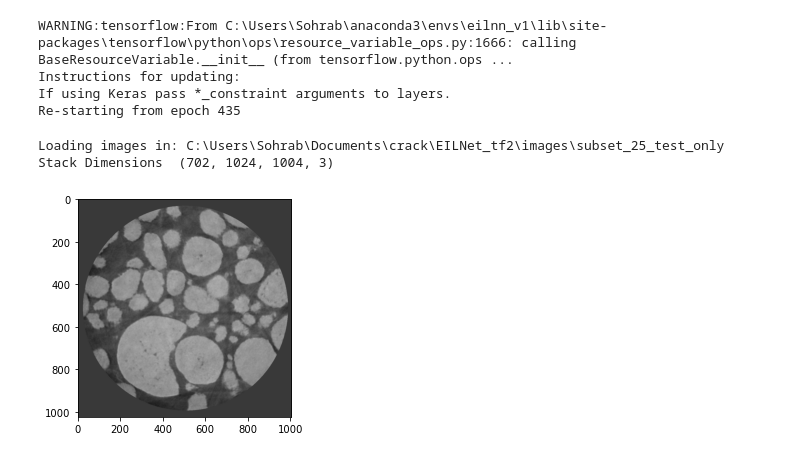
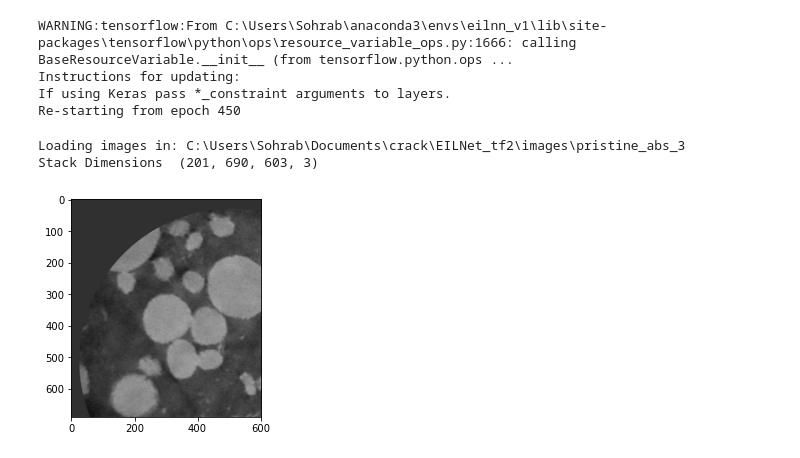
Before and after one commit to sdaemi/eilnn, a Jupyter notebook: examples/example segmentation.ipynb, the cells around one changed output. Cells and saved outputs as stored; diff of their text form; code cells hidden in the pictures.

```diff
--- a/examples/example segmentation.ipynb
+++ b/examples/example segmentation.ipynb
@@ -15,6 +17,6 @@ import cc3d
 # %%
 config = particles.ParticlesConfig()
-subset = 'subset_25_test_only'
+subset = 'pristine_abs_3'
 ROOT_DIR = os.path.abspath('C:/Users/Sohrab/Documents/crack/EILNet_tf2/')
 sys.path.append(ROOT_DIR)
 PARTICLE_DIR = os.path.join(ROOT_DIR, 'images',subset)
@@ -39,21 +41,20 @@ TEST_MODE = 'inference'
 def get_ax(rows=1, cols=1, size=16):
     _, ax = plt.subplots(rows,cols,figsize=(size*cols,size*rows))
     return ax
+with tf.device(DEVICE):
+    #changelogs
+    model = modellib.MaskRCNN(mode='inference', config = config_inference, model_dir = 'C:/Users/Sohrab/Documents/crack/EILNet_tf2/logs')
+model.load_weights(os.path.join(ROOT_DIR, 'C:/Users/Sohrab/Documents/crack/EILNet_tf2/logs/particles20220401T1334/mask_rcnn_particles_0450.h5'), by_name=True)
+# %% [output]
+WARNING:tensorflow:From C:\Users\Sohrab\anaconda3\envs\eilnn_v1\lib\site-packages\tensorflow\python\ops\resource_variable_ops.py:1666: calling BaseResourceVariable.__init__ (from tensorflow.python.ops ...
+Instructions for updating:
+If using Keras pass *_constraint arguments to layers.
+Re-starting from epoch 450
-# %%
-with tf.device(DEVICE):
-    #changelogs
-    model = modellib.MaskRCNN(mode='inference', config = config_inference, model_dir = 'C:/Users/Sohrab/Documents/crack/EILNet_tf2/logs')
-model.load_weights(os.path.join(ROOT_DIR, 'C:/Users/Sohrab/Documents/crack/EILNet_tf2/logs/particles20210527T1350/mask_rcnn_particles_0435.h5'), by_name=True)
-# %% [output]
-WARNING:tensorflow:From C:\Users\Sohrab\anaconda3\envs\eilnn_v1\lib\site-packages\tensorflow\python\ops\resource_variable_ops.py:1666: calling BaseResourceVariable.__init__ (from tensorflow.python.ops ...
-Instructions for updating:
-If using Keras pass *_constraint arguments to layers.
-Re-starting from epoch 435
 # %%
-#segm = eilnn.Segment_3D(model, os.path.join(eilnn.IMAGES_DIR, 'test_gray_slices'), 2)
-segm = eilnn.Segment_3D(model, PARTICLE_DIR, 3)
+##### segm = eilnn.Segment_3D(model, os.path.join(eilnn.IMAGES_DIR, 'test_gray_slices'), 2)
+segm = eilnn.Segment_3D(model,PARTICLE_DIR, 8)
 # %% [output]
-Loading images in: C:\Users\Sohrab\Documents\crack\EILNet_tf2\images\subset_25_test_only
-Stack Dimensions  (702, 1024, 1004, 3)
+Loading images in: C:\Users\Sohrab\Documents\crack\EILNet_tf2\images\pristine_abs_3
+Stack Dimensions  (201, 690, 603, 3)
-[figure, old version]
+[figure, new version]
 # %%
```
Also changed, not shown: parts of 38 cells of this notebook, 42 other files.
